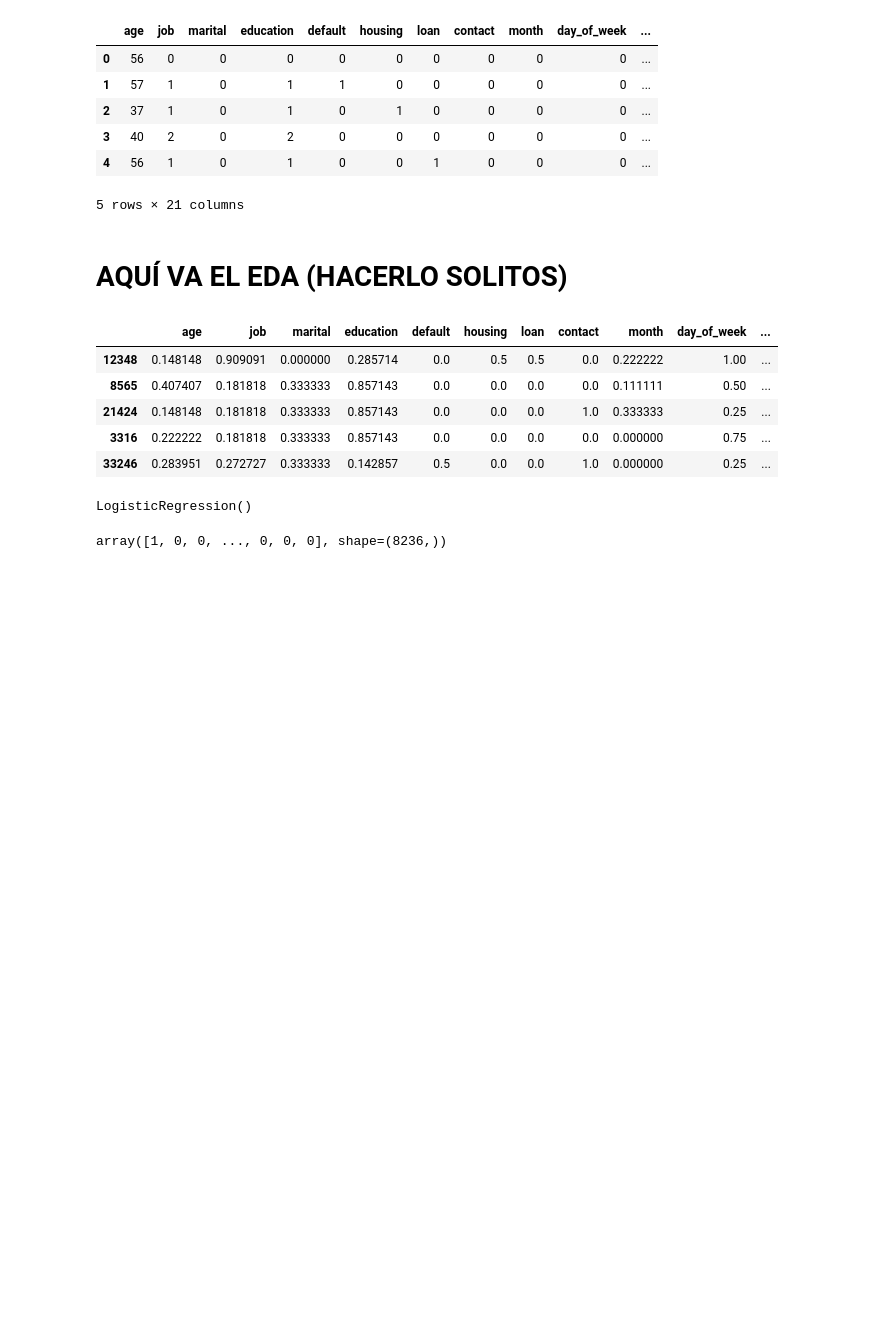
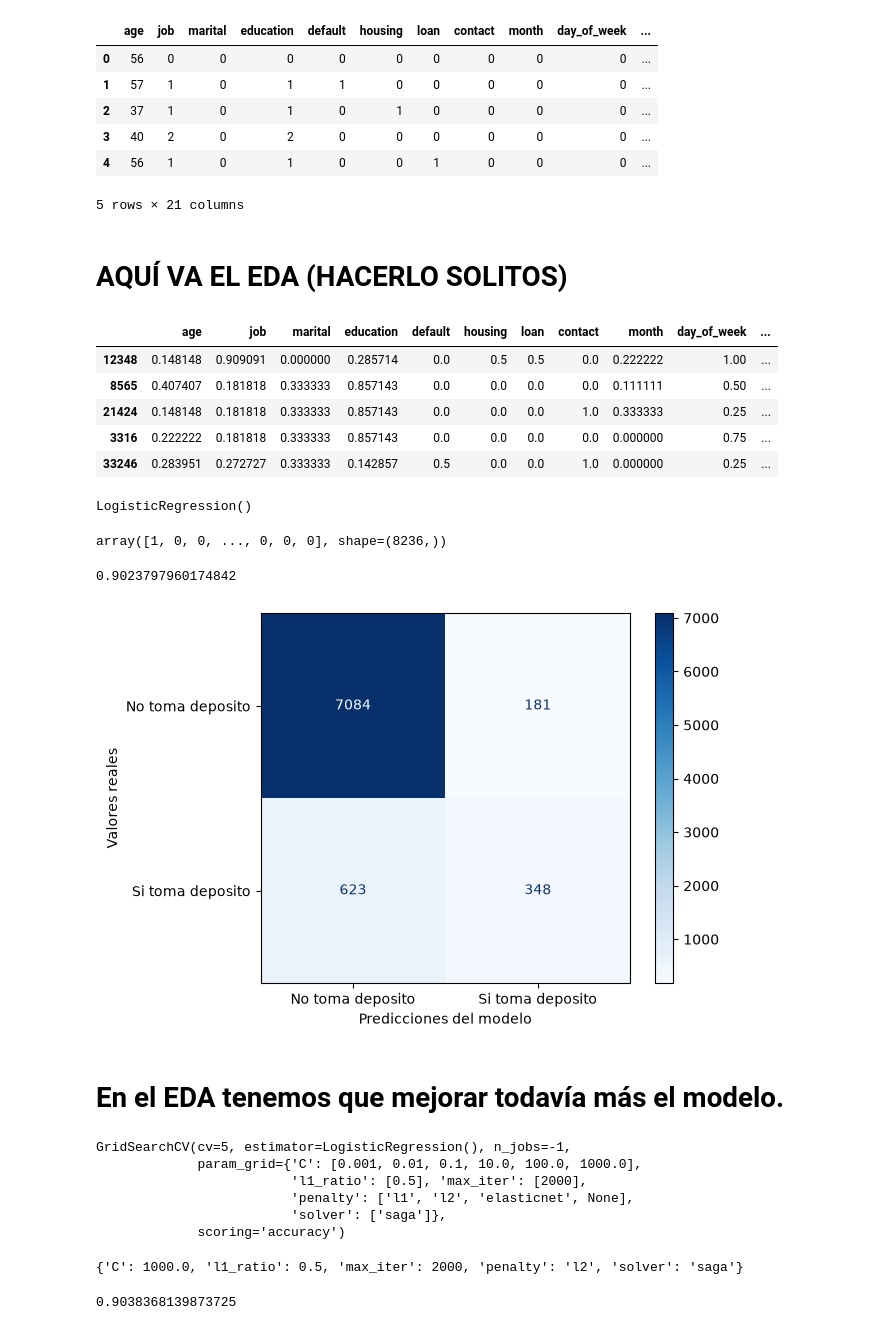
Before and after one commit to Brenda-Carloni/regresion_logistica_bren, a Jupyter notebook: src/explore.ipynb, the cells around one changed output. Cells and saved outputs as stored; diff of their text form; code cells hidden in the pictures; blank space fills up the shorter version.

```diff
--- a/src/explore.ipynb
+++ b/src/explore.ipynb
@@ -197,0 +194,27 @@ accuracy_score(y_test, y_pred)
+# %%
+from sklearn.metrics import accuracy_score
+
+accuracy_score(y_test, y_pred)
+
+# Acá comparamos los y de test con los y predichos.
+# y nos dice que este modelo (sin el EDA realizado todavía) tiene un 90.23 % de probabilidad de acertar. Si yo ahora analizo un nuevo cliente, mi modelo va a ser capaz de predecir en un 90% si ese cliente va a tomar o no va a tomar un crédito.
+# %% [output]
+0.9023797960174842
+# %%
+# Matríz de confusión
+
+import matplotlib.pyplot as plt
+from sklearn.metrics import confusion_matrix, ConfusionMatrixDisplay
+
+cm = confusion_matrix(y_test, y_pred)
+disp= ConfusionMatrixDisplay (cm, display_labels=['No toma deposito', 'Si toma deposito'])
+
+disp.plot(cmap=plt.cm.Blues)
+
+plt.xlabel('Predicciones del modelo')
+plt.ylabel('Valores reales')
+plt.show()
+# %% [output]
+[figure, added]
+# %% [markdown]
+# En el EDA tenemos que mejorar todavía más el modelo.
@@ -197,0 +242,24 @@ accuracy_score(y_test, y_pred)
+# %%
+# Ahí está definida la grilla, ahora hay que entrenarla
+
+grid_search.fit(x_train_esc, y_train)
+# %% [output]
+GridSearchCV(cv=5, estimator=LogisticRegression(), n_jobs=-1,
+             param_grid={'C': [0.001, 0.01, 0.1, 10.0, 100.0, 1000.0],
+                         'l1_ratio': [0.5], 'max_iter': [2000],
+                         'penalty': ['l1', 'l2', 'elasticnet', None],
+                         'solver': ['saga']},
+             scoring='accuracy')
+# %%
+print(grid_search.best_params_)
+# %% [output]
+{'C': 1000.0, 'l1_ratio': 0.5, 'max_iter': 2000, 'penalty': 'l2', 'solver': 'saga'}
+# %%
+mejor_modelo = grid_search.best_estimator_
+
+y_pred_mejor = mejor_modelo.predict(x_test_esc)
+accuracy_score(y_test, y_pred_mejor)
+
+# No es una gran mejora la que obtuvimos, pero mejoró a 90.38 %.
+# %% [output]
+0.9038368139873725
```
Also changed, not shown: parts of 2 cells of this notebook.
